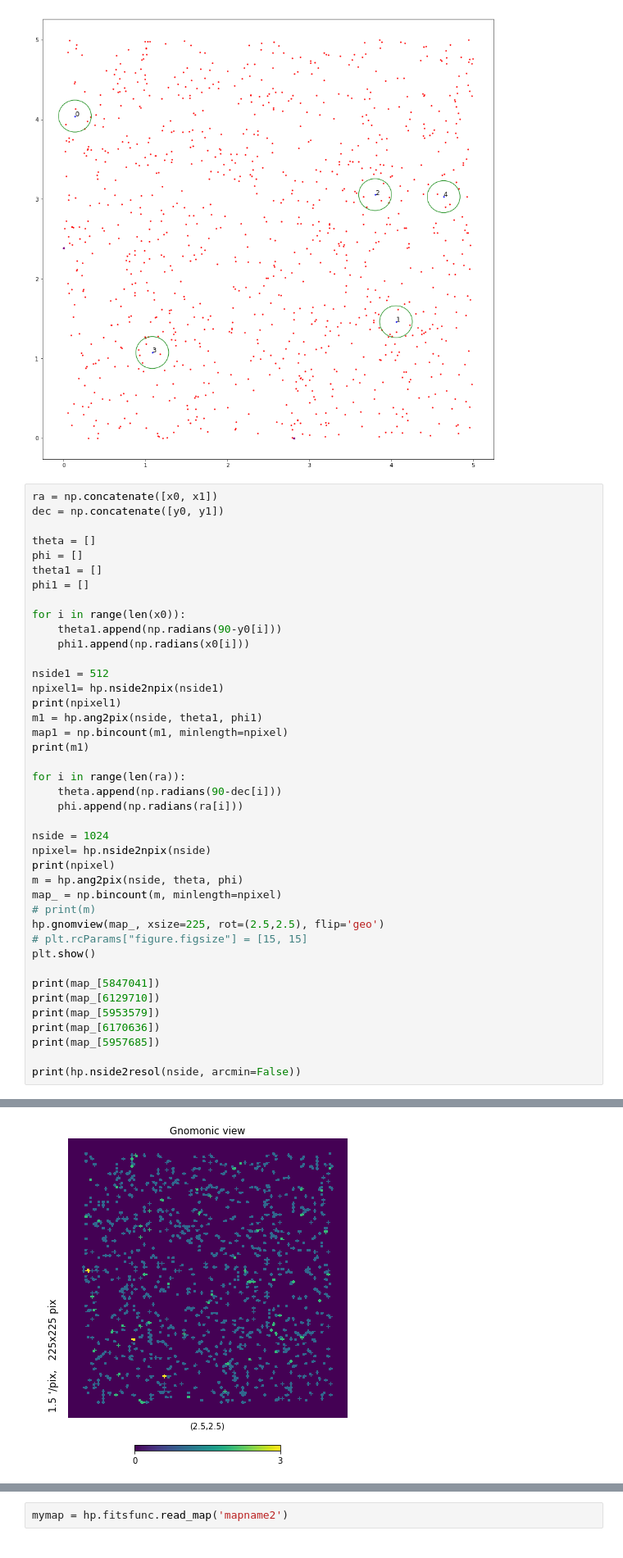
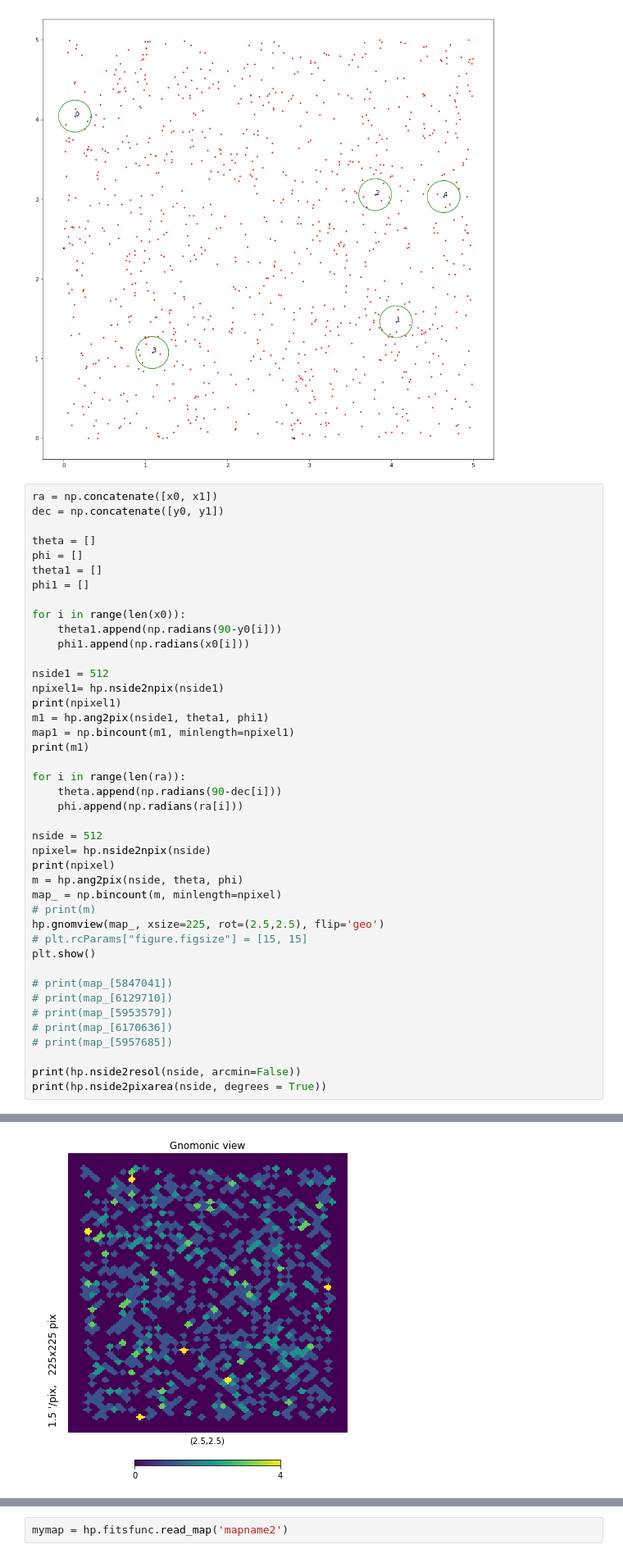
Before and after one commit to metownsend/lrg-project, a Jupyter notebook: healpix_test.ipynb, the cells around one changed output, grey strips where cells are left out. Shown: that part at 82% size. Drawn from its saved outputs; the diff is of its cells as text.

```diff
--- a/healpix_test.ipynb
+++ b/healpix_test.ipynb
@@ -256,15 +256,15 @@ for i in range(len(x0)):
 nside1 = 512
 npixel1= hp.nside2npix(nside1)
 print(npixel1)
-m1 = hp.ang2pix(nside, theta1, phi1)
-map1 = np.bincount(m1, minlength=npixel)
+m1 = hp.ang2pix(nside1, theta1, phi1)
+map1 = np.bincount(m1, minlength=npixel1)
 print(m1)
 
 for i in range(len(ra)):
     theta.append(np.radians(90-dec[i]))
     phi.append(np.radians(ra[i]))
 
-nside = 1024
+nside = 512
 npixel= hp.nside2npix(nside)
 print(npixel)
 m = hp.ang2pix(nside, theta, phi)
@@ -274,12 +274,13 @@ hp.gnomview(map_, xsize=225, rot=(2.5,2.5), flip='geo')
 # plt.rcParams["figure.figsize"] = [15, 15]
 plt.show()
 
-print(map_[5847041])
-print(map_[6129710])
-print(map_[5953579])
-print(map_[6170636])
-print(map_[5957685])
+# print(map_[5847041])
+# print(map_[6129710])
+# print(map_[5953579])
+# print(map_[6170636])
+# print(map_[5957685])
 
 print(hp.nside2resol(nside, arcmin=False))
+print(hp.nside2pixarea(nside, degrees = True))
 # %% [output]
 3145728
@@ -288 +289 @@ print(hp.nside2resol(nside, arcmin=False))
-[figure, old version]
+[figure, new version]
```
Also changed, not shown: parts of 2 cells of this notebook.
